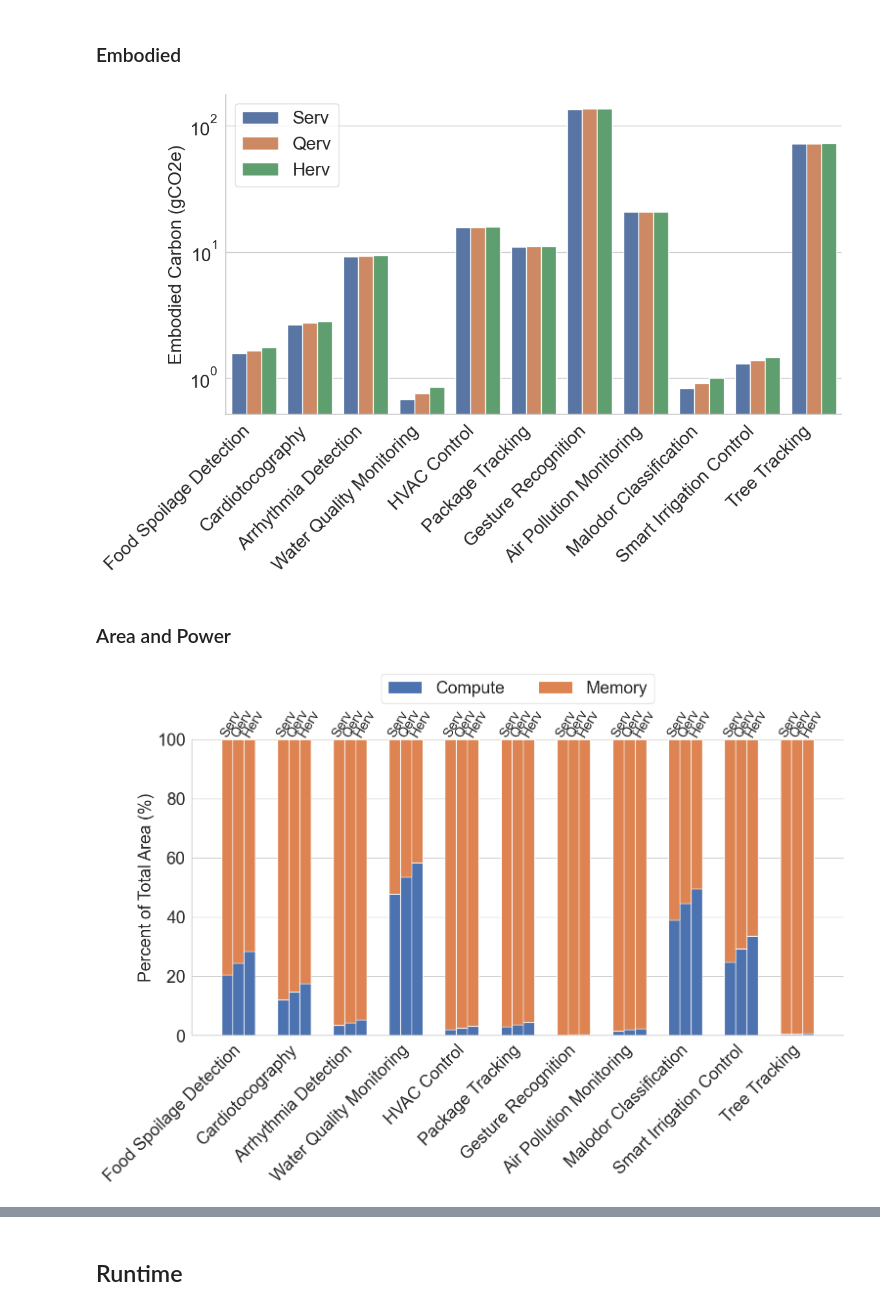
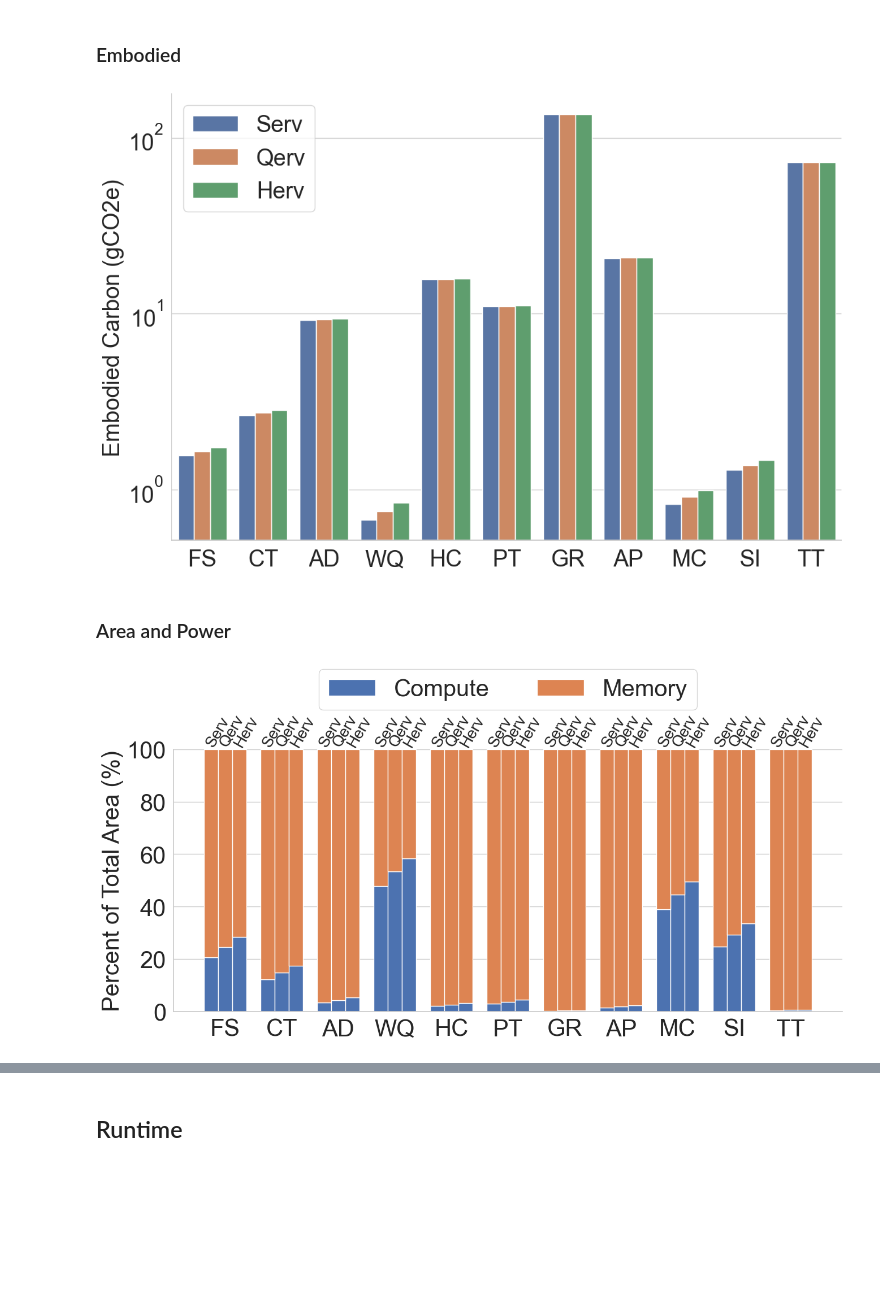
Before and after one commit to ShvetankPrakash/FlexiFlow, a Jupyter notebook: model/FlexiBenchAnalysis.ipynb, the cells around one changed output, grey strips where cells are left out. Cells and saved outputs as stored; diff of their text form; code cells hidden in the pictures; blank space fills up the shorter version.

```diff
--- a/model/FlexiBenchAnalysis.ipynb
+++ b/model/FlexiBenchAnalysis.ipynb
@@ -71,6 +71,21 @@ CYCLES_PER_INSTRUCTION_BY_CORE = {
         'Jumps': 32+3
     }
 }
+
+# Short-hand names for workloads for plotting/labels
+SHORT_HAND_NAMES = {
+    "Gesture Recognition": "GR",
+    "Malodor Classification": "MC",
+    "Water Quality Monitoring": "WQ",
+    "HVAC Control": "HC",
+    "Air Pollution Monitoring": "AP",
+    "Arrhythmia Detection": "AD",
+    "Food Spoilage Detection": "FS",
+    "Cardiotocography": "CT",
+    "Package Tracking": "PT",
+    "Smart Irrigation Control": "SI",
+    "Tree Tracking": "TT"
+}
 # %%
 
 # Read the instruction counts CSV
@@ -481,7 +499,11 @@ ax.set_yscale('log')
 ax.set_ylabel('Embodied Carbon (gCO2e)')
 ax.set_xlabel('')
 # ax.set_title('Embodied Carbon Footprint by Workload and System')
-plt.xticks(rotation=45, ha='right')
+
+# Set x-tick labels to SHORT_HAND_NAMES
+xtick_labels = [SHORT_HAND_NAMES.get(label.get_text(), label.get_text()) for label in ax.get_xticklabels()]
+ax.set_xticklabels(xtick_labels, rotation=0, ha='center')
+
 ax.spines['top'].set_visible(False)
 ax.spines['right'].set_visible(False)
 ax.legend(frameon=True)
@@ -489,7 +511,7 @@ plt.tight_layout()
 plt.savefig("plots/flexibits_embodied_footprint.pdf", dpi=300)
 plt.show()
 # %% [output]
-[figure, old version]
+[figure, new version]
 # %% [markdown]
 ### Area and Power
 # %%
@@ -499,7 +521,7 @@ embodied_area_df = pd.read_csv("embodied-carbon.csv")
 # Prepare data for stacked percent bar chart
 systems = ['Serv', 'Qerv', 'Herv']
 
-TEXT_SIZE = 25
+TEXT_SIZE = 30
 plt.rcParams.update({
     'font.size': TEXT_SIZE,
     'axes.titlesize': TEXT_SIZE,
@@ -553,20 +575,20 @@ system_order = ['Serv', 'Qerv', 'Herv']
 component_colors = {'Compute': '#4c72b0', 'Memory': '#dd8452'}
 
 # Create a grouped stacked bar chart
-fig, ax = plt.subplots(figsize=(16, 12))
+fig, ax = plt.subplots(figsize=(14, 8))
 
-bar_width = 0.2
-x = []
-xticklabels = []
-for i, workload in enumerate(sorted_workloads):
-    for j, sys in enumerate(system_order):
-        x.append(i + j * bar_width - bar_width)
-        xticklabels.append(workload if j == 1 else "")
+bar_width = 0.25
+n_systems = len(system_order)
+n_workloads = len(sorted_workloads)
+
+# Calculate group centers so that the workload label is centered under the 3 bars
+group_centers = [i for i in range(n_workloads)]
+# The bars for each workload are centered at: group_center - bar_width + j*bar_width, for j in 0..2
 
 # Prepare bottom values for stacking
 bottoms = {}
 for sys in system_order:
-    bottoms[sys] = [0] * len(sorted_workloads)
+    bottoms[sys] = [0] * n_workloads
 
 # Plot bars
 for comp in ['Compute', 'Memory']:
@@ -579,46 +601,50 @@ for comp in ['Compute', 'Memory']:
                 (plot_df['Component'] == comp)
             ]['Percent Area']
             y.append(val.values[0] if not val.empty else 0)
+        # Calculate the x positions for each system within each workload group
+        x_pos = [i - bar_width + j * bar_width for i in range(n_workloads)]
         ax.bar(
-            [i + j * bar_width - bar_width for i in range(len(sorted_workloads))],
+            x_pos,
             y,
             bar_width,
             label=f"{sys} {comp}" if comp == 'Compute' else None,
             color=component_colors[comp],
             bottom=bottoms[sys]
         )
         # Update bottoms for stacking
         bottoms[sys] = [bottoms[sys][k] + y[k] for k in range(len(y))]
 
 # Custom legend
 legend_elements = [
     Patch(facecolor=component_colors['Compute'], label='Compute'),
     Patch(facecolor=component_colors['Memory'], label='Memory')
 ]
-ax.legend(handles=legend_elements, loc='upper center', bbox_to_anchor=(0.5, 1.25), ncol=2)
+ax.legend(handles=legend_elements, loc='upper center', bbox_to_anchor=(0.5, 1.35), ncol=2)
 
-# X-ticks and labels
-xtick_positions = [i for i in range(len(sorted_workloads))]
-group_centers = [i + bar_width/2 for i in xtick_positions]
+# Set x-ticks at the center of each workload group
 ax.set_xticks(group_centers)
-ax.set_xticklabels(sorted_workloads, rotation=45, ha='right')
+# Set x-tick labels to SHORT_HAND_NAMES if available
+xtick_labels = [SHORT_HAND_NAMES.get(w, w) for w in sorted_workloads]
+ax.set_xticklabels(xtick_labels, rotation=0, ha='center')
 
+# Optionally, annotate system names above each bar
 for i, workload in enumerate(sorted_workloads):
     for j, sys in enumerate(system_order):
-        xpos = i + j * bar_width - bar_width + bar_width/3
-        ax.text(xpos, 100, sys, ha='center', va='bottom', fontsize=TEXT_SIZE-5, rotation=60)
+        xpos = i - bar_width + j * bar_width + bar_width/2
+        ax.text(xpos, 100, sys, ha='center', va='bottom', fontsize=TEXT_SIZE-10, rotation=60)
 
 ax.set_ylabel('Percent of Total Area (%)')
 ax.set_xlabel('')
 ax.set_ylim(0, 100)
 ax.spines['top'].set_visible(False)
 ax.spines['right'].set_visible(False)
 ax.xaxis.grid(False)  # Remove the vertical axis grid
+
 plt.tight_layout()
 plt.savefig("plots/flexibits_area_percent_stacked.pdf", dpi=300)
 plt.show()
 # %% [output]
-[figure, old version]
+[figure, new version]
 # %%
 # Power breakdown plot (Compute vs Memory) for each system and workload
 
```
Also changed, not shown: parts of 10 cells of this notebook, 5 other files.
